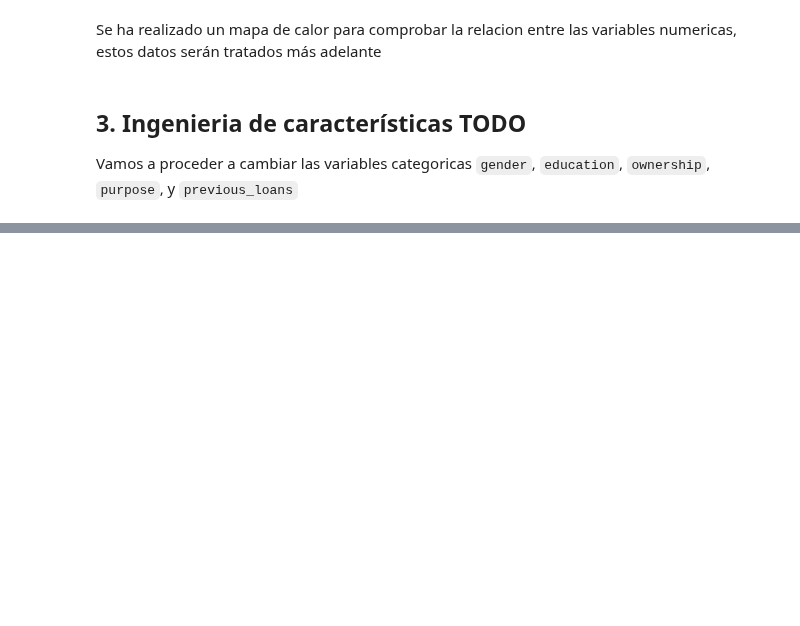
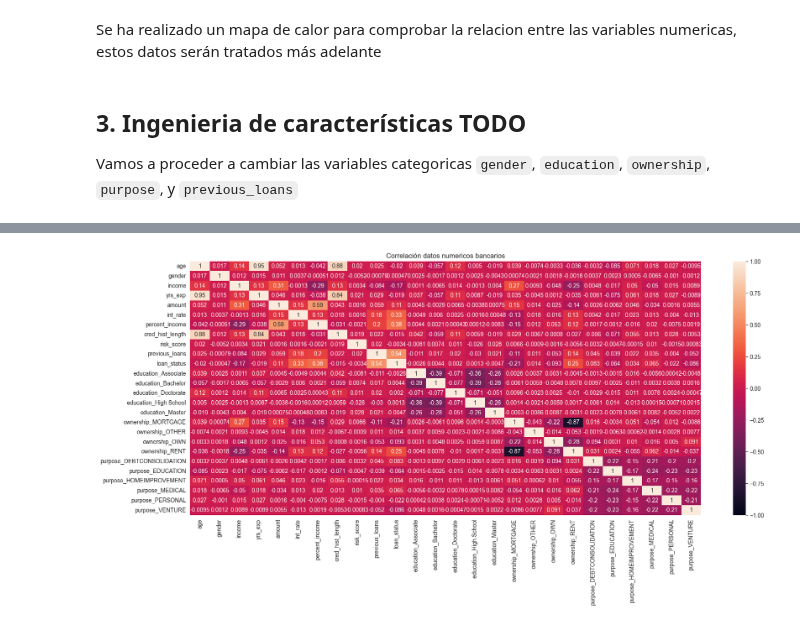
Before and after one commit to SamuehFDEZ/ProgramacionIA, a Jupyter notebook: UD3/practica.ipynb, the cells around one changed output, grey strips where cells are left out. Cells and saved outputs as stored; diff of their text form; code cells hidden in the pictures; blank space fills up the shorter version.

```diff
--- a/UD3/practica.ipynb
+++ b/UD3/practica.ipynb
@@ -250,0 +253,3 @@ Name: count, dtype: int64
+# %%
+df = df.drop('espaciosEnBlanco', axis=1)
+df.head()
@@ -275,0 +313,8 @@ df.head()
+# %%
+# filtramos la columna age para quedarnos con edades por debajo de 100
+df['age'] = df['age'].where(df['age'] < 100 )
+df['age'].value_counts()
+print(df['age'].isnull().sum())
+df.dropna(inplace=True)
+print(df.shape)
+print(df['age'].isnull().sum())
@@ -276,10 +334,21 @@ df.head()
 # %%
-df['smoke'] = df['smoke'].replace(['No', 'Yes'], [0, 1])
+df['gender'] = df['gender'].replace(['female', 'male'], [0, 1])
+df['previous_loans'] = df['previous_loans'].replace(['Yes', 'No'], [0, 1])
 
-#df['purpose'].fillna(df['purpose'].mean(), inplace=True)
-# df_con_dummies= pd.get_dummies(df, prefix='purpose', columns=['purpose'])
-# print(df_con_dummies.dtypes)
-#df_con_dummies.head()
+# Instanciar OneHotEncoder
+encoder = OneHotEncoder(sparse_output=False)  # Crea un array en vez de una matriz
 
-# df_con_dummies.info()
+# Aplicar el encoder a las columnas categóricas
+categoricas = ['education', 'ownership', 'purpose']
+valores = encoder.fit_transform(df[categoricas])
+
+# Crear un DataFrame con los valores codificados
+columnas_codificadas = encoder.get_feature_names_out(categoricas)
+df_codificado = pd.DataFrame(valores, columns=columnas_codificadas, index=df.index)
+
+# Concatenar el DataFrame original con las columnas codificadas
+df = pd.concat([df.drop(columns=categoricas, axis=1), df_codificado], axis=1)
+
+# Mostrar el DataFrame final
+print(df.isnull().sum())
 # %% [output]
@@ -305,0 +382,7 @@ dtype: object
+# %%
+plt.figure(figsize=(20, 8))
+heatmap = sns.heatmap(df.corr(), vmin=-1, vmax=1, annot=True)
+heatmap.set_title('Correlación datos numericos bancarios')
+plt.show()
+# %% [output]
+[figure, added]
```
Also changed, not shown: parts of 13 cells of this notebook.
